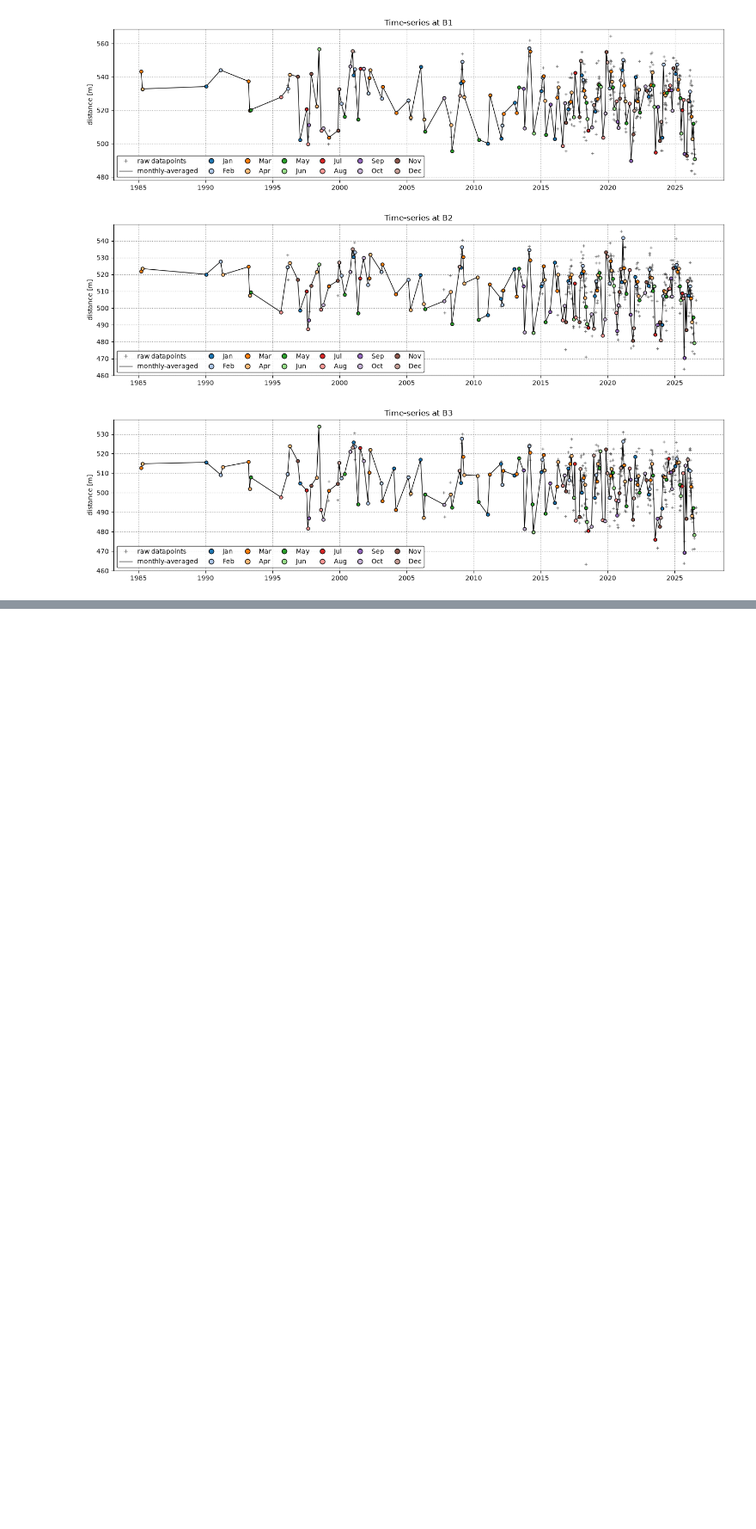
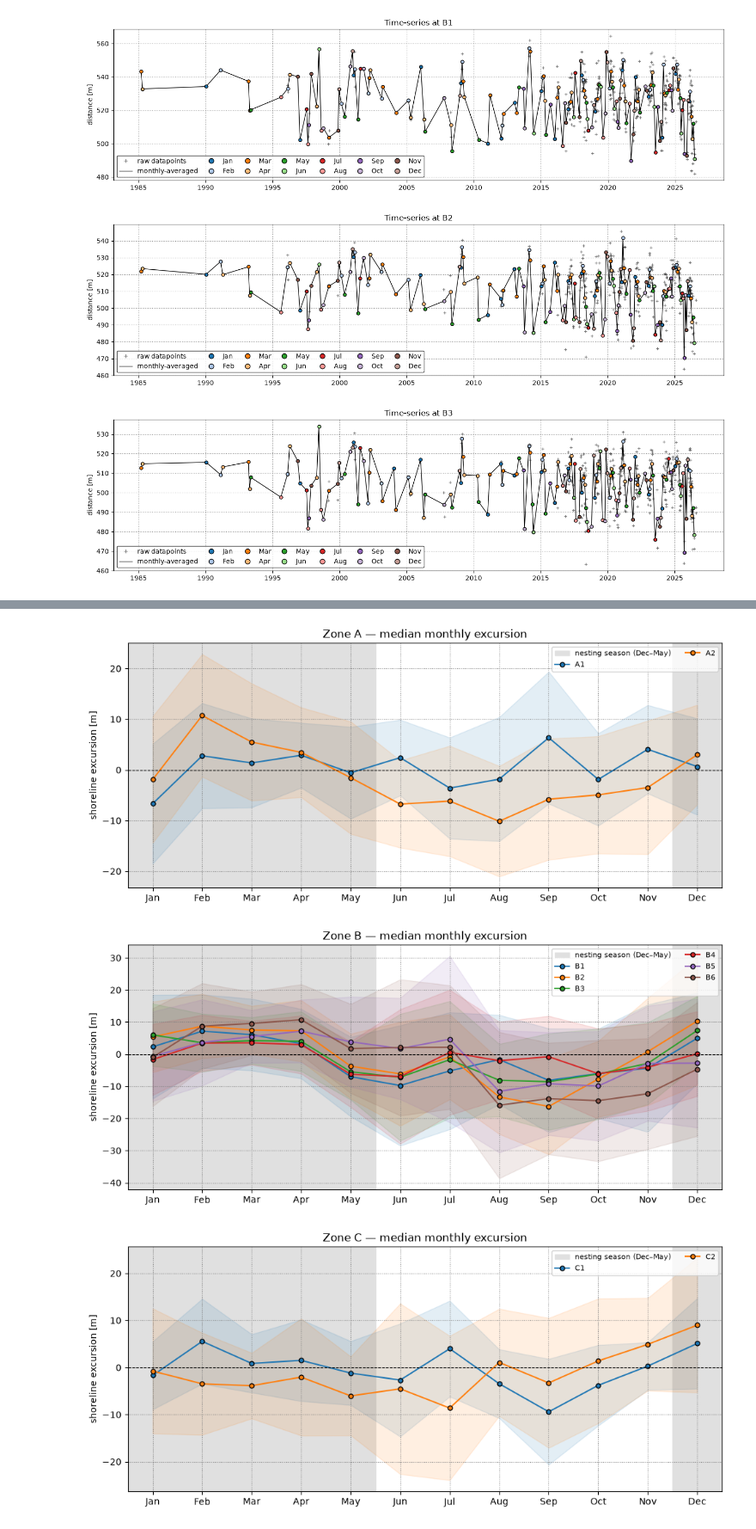
Before and after one commit to mdelemosschaper/quintaplaya, a Jupyter notebook: notebooks/marcus_shorelines.ipynb, the cells around one changed output, grey strips where cells are left out. Shown at 86% size. Saved outputs shown, nothing was run; the diff lists cells and outputs as text; code cells hidden in the pictures; blank space fills up the shorter version.

```diff
--- a/notebooks/marcus_shorelines.ipynb
+++ b/notebooks/marcus_shorelines.ipynb
@@ -217,0 +276,38 @@ for key, chainage in cross_distance.items():
+# %%
+# colours per transect — edit freely
+transect_colors = {
+    'A1': '#1f77b4', 'A2': '#ff7f0e',
+    'B1': '#1f77b4', 'B2': '#ff7f0e', 'B3': '#2ca02c', 'B4': '#d62728', 'B5': '#9467bd', 'B6': '#8c564b',
+    'C1': '#1f77b4', 'C2': '#ff7f0e',
+}
+
+def plot_zone_excursion(df, zone, colors=transect_colors, show_std=True, ax=None):
+    keys = sorted(k for k in df['transect'].unique() if k.startswith(zone))
+    if ax is None:
+        fig, ax = plt.subplots(figsize=[10, 4.5], tight_layout=True)
+    x = np.arange(1, 13)
+
+    # nesting season Dec–May
+    ax.axvspan(0.5, 5.5, color='0.88', zorder=0, label='nesting season (Dec–May)')
+    ax.axvspan(11.5, 12.5, color='0.88', zorder=0)
+
+    for key in keys:
+        s = df[df['transect'] == key].groupby('month')['excursion'].agg(['median', 'std']).reindex(x)
+        c = colors.get(key, 'k')
+        if show_std:
+            ax.fill_between(x, s['median'] - s['std'], s['median'] + s['std'], color=c, alpha=0.12)
+        ax.plot(x, s['median'], 'o-', color=c, mec='k', ms=5, label=key)
+
+    ax.axhline(0, color='k', lw=0.8, ls='--')
+    ax.set(xticks=x, xticklabels=month_names, xlim=(0.5, 12.5),
+           ylabel='shoreline excursion [m]', title=f'Zone {zone} — median monthly excursion')
+    ax.grid(linestyle=':', color='0.5')
+    ax.legend(loc='upper right', fontsize=8, ncol=2)
+    return ax
+
+for zone in ['A', 'B', 'C']:
+    plot_zone_excursion(df_monthly, zone)
+# %% [output]
+[figure, added]
+[figure, added]
+[figure, added]
```
Also changed, not shown: parts of 5 cells of this notebook.
